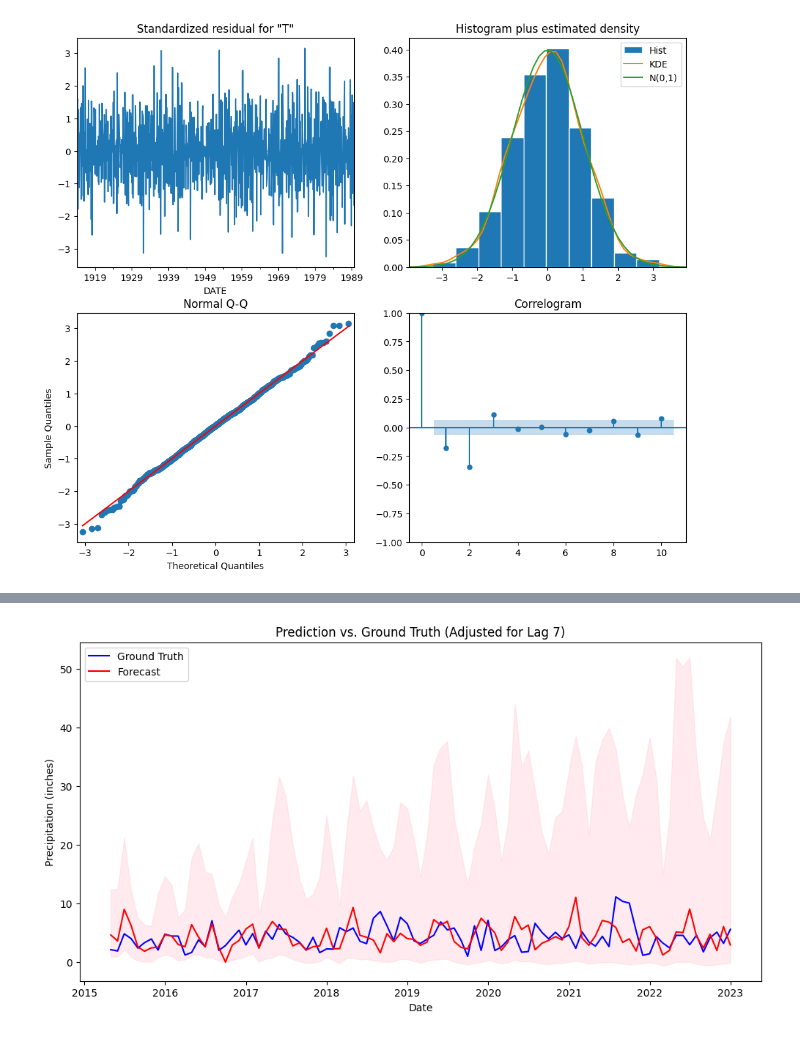
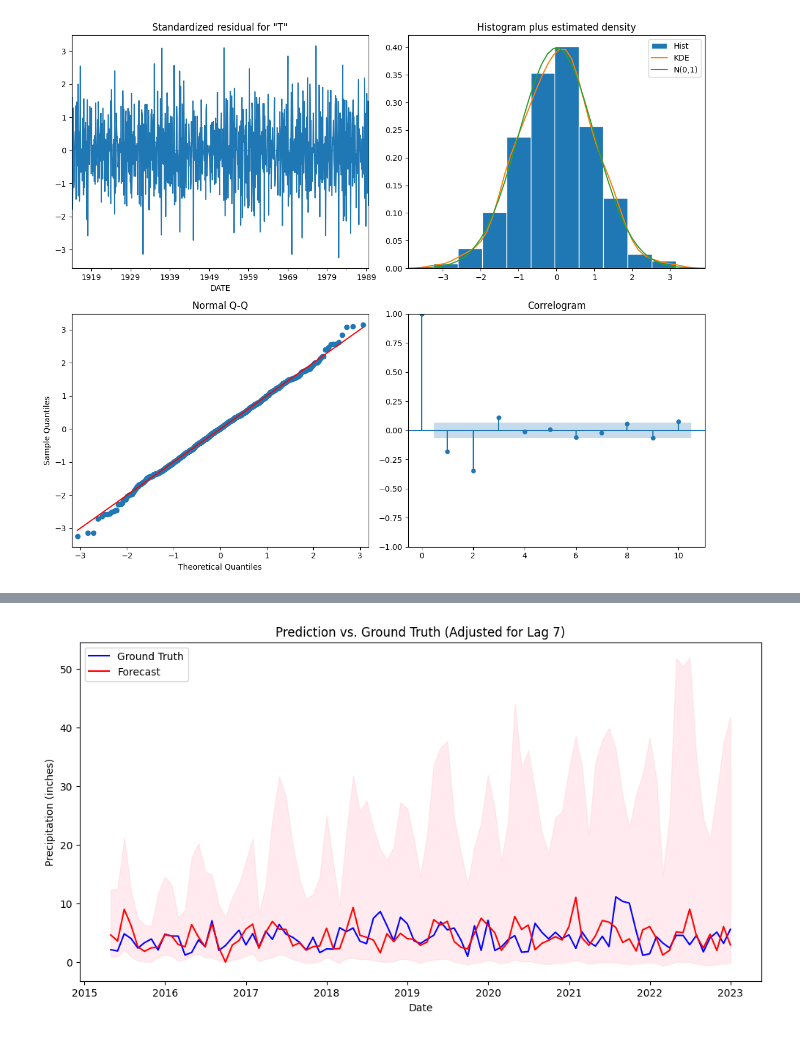
Before and after one commit to ruixuan-ray-zhang/PTSA, a Jupyter notebook: SARMA.ipynb, the cells around one changed output, grey strips where cells are left out. Cells and saved outputs as stored; diff of their text form; code cells hidden in the pictures.

```diff
--- a/SARMA.ipynb
+++ b/SARMA.ipynb
@@ -150,6 +151,7 @@ results = model.fit(disp=False, method='powell')
 print(results.summary())
 # Plot diagnostics to evaluate residuals
 results.plot_diagnostics(figsize=(12, 10))
+plt.tight_layout()
 plt.show()
 # %% [output]
                                      SARIMAX Results
@@ -161,15 +163,15 @@ Time:                                    17:30:49   BIC
 Sample:                                01-31-1912   HQIC                          4340.929
                                      - 08-31-1989
 Covariance Type:                              opg
 ==============================================================================
                  coef    std err          z      P>|z|      [0.025      0.975]
 ------------------------------------------------------------------------------
 ... (13 lines left out)
 
 Warnings:
 [1] Covariance matrix calculated using the outer product of gradients (complex-step).
 [2] Covariance matrix is singular or near-singular, with condition number 2.44e+18. Standard errors may be unstable.
-[figure, old version]
+[figure, new version]
 # %%
 
 # Forecasting
```
Also changed, not shown: parts of 6 cells of this notebook, 2 other files.
